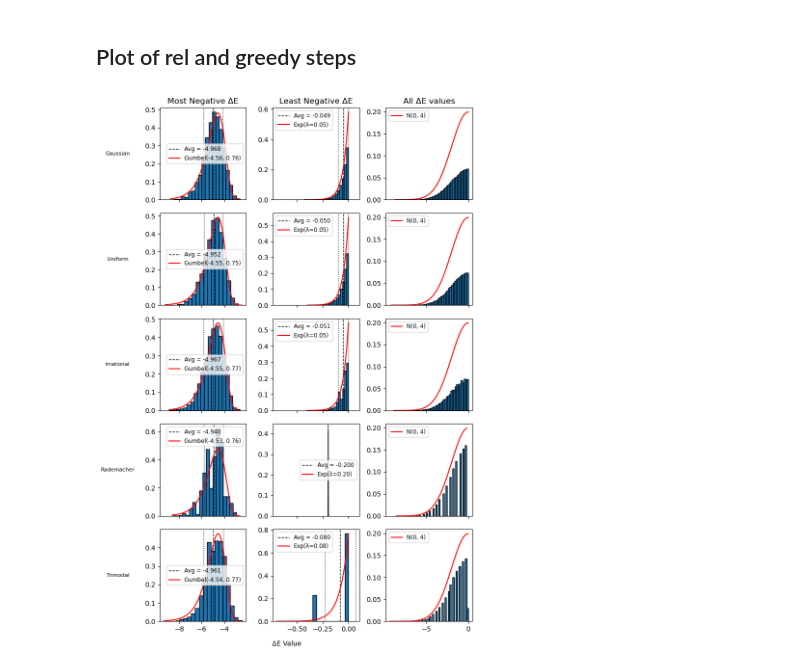
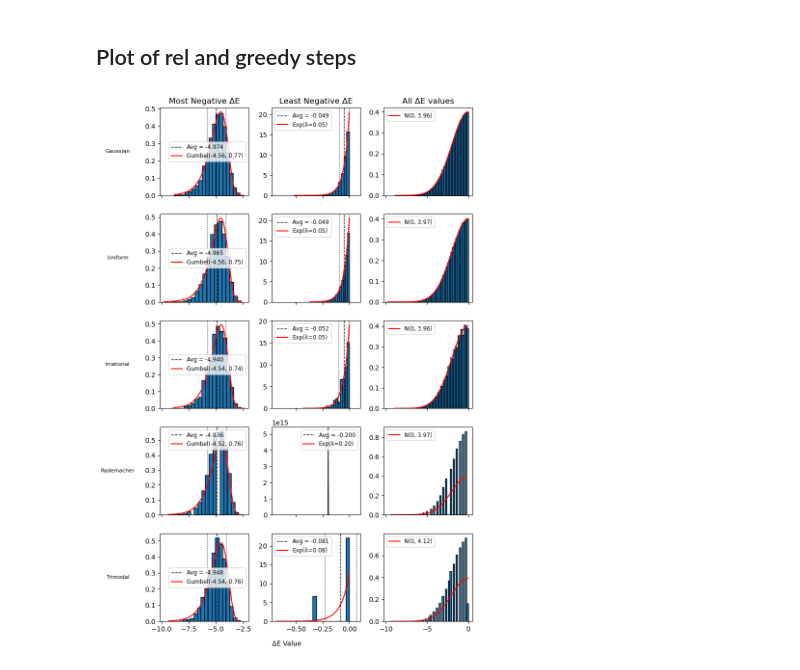
Before and after one commit to gliu44/Non-universality-in-SK-model, a Jupyter notebook: Notebooks/deltaE_analysis.ipynb, the cells around one changed output. Drawn from its saved outputs; the diff is of its cells as text; code cells hidden in the pictures.

```diff
--- a/Notebooks/deltaE_analysis.ipynb
+++ b/Notebooks/deltaE_analysis.ipynb
@@ -83,46 +83,38 @@ for dist in distributions:
 # %% [markdown]
 ## Plot of rel and greedy steps
 # %%
-from scipy.stats import weibull_min, gumbel_l, expon, norm
+from scipy.stats import weibull_min, gumbel_l, expon, halfnorm
 
 def plot_gaussian(ax, data, bins=50, color='r', label='N(0, 4)'):
-    mu = 0
-    var = 4
-    counts, _ = np.histogram(data, bins=bins, density=True)
+    Z = -np.asarray(data)
+    loc, scale = halfnorm.fit(Z, floc=0)
     x_vals = np.linspace(min(data), max(data), 400)
-    x_half = x_vals[x_vals <= mu]
-    y_gauss = norm.pdf(x_half, mu, np.sqrt(var))
-    #y_gauss_scaled = y_gauss / y_gauss.max() * counts.max()
-    ax.plot(x_half, y_gauss, color=color, lw=1.5, label=label)
+    y = halfnorm.pdf(-x_vals, loc=0, scale=scale)
+    lbl = fr"N(0, {scale**2:.2f})"
+    ax.plot(x_vals, y, color=color, lw=1.5, label=lbl)
 
 def plot_gumbel(ax, data, bins=50, color='r'):
-    counts, _ = np.histogram(data, bins=bins, density=True)
     x_vals = np.linspace(min(data), max(data), 400)
     loc, scale = gumbel_l.fit(data)
     y_evt = gumbel_l.pdf(x_vals, loc=loc, scale=scale)
     lbl = f"Gumbel({loc:.2f}, {scale:.2f})"
-    y_evt_scaled = y_evt/y_evt.max() * counts.max()
     ax.plot(x_vals, y_evt, color=color, lw=1.5, label=lbl)
 
 def plot_weibull(ax, data, bins=100, color='r'):
-    counts, _ = np.histogram(data, bins=bins, weights=np.ones(len(data)) / len(data))
     Z = -np.asarray(data)
     x_vals = np.linspace(min(data), max(data), 400)
     c, loc, scale = weibull_min.fit(Z, floc=0.0)
     y_evt = weibull_min.pdf(-x_vals, c, loc=loc, scale=scale)
     lbl = f"Weibull({c:.2f}, {scale:.2f})"
-    y_evt_scaled = y_evt/y_evt.max() * counts.max()
-    ax.plot(x_vals, y_evt_scaled, color=color, lw=1.5, label=lbl)
+    ax.plot(x_vals, y_evt, color=color, lw=1.5, label=lbl)
 
 def plot_exponential(ax, data, bins=100, color='r'):
-    counts, _ = np.histogram(data, bins=bins, weights=np.ones(len(data)) / len(data))
     Z = -np.asarray(data)
-    loc, scale = expon.fit(Z, floc=0.0)   # floc=0 fixes location at 0
+    loc, scale = expon.fit(Z, floc=0.0)
     x_vals = np.linspace(min(data), max(data), 400)
     y_evt = expon.pdf(-x_vals, loc=loc, scale=scale)
-    y_evt_scaled = y_evt / y_evt.max() * counts.max()
     lbl = f"Exp(λ={scale:.2f})" # where lambda is scale ie 1/λ * exp(-x/λ)
-    ax.plot(x_vals, y_evt_scaled, color=color, lw=1.5, label=lbl)
+    ax.plot(x_vals, y_evt, color=color, lw=1.5, label=lbl)
 # %%
 fig, axs = plt.subplots(5, 3, figsize=(8, 12), sharex='col')
 
@@ -135,33 +127,33 @@ for i, dist in enumerate(distributions):
     data_most = most_neg[dist]
     mean_most = np.mean(data_most)
     std_most = np.std(data_most)
     axs[i, 0].hist(data_most, bins=20, density=True, edgecolor='k')
     axs[i, 0].axvline(mean_most, color='k', linestyle='--', linewidth=1, label = f"Avg = {mean_most:.3f}")
     axs[i, 0].axvline(mean_most - std_most, color='k', linestyle=':', linewidth=1)
     axs[i, 0].axvline(mean_most + std_most, color='k', linestyle=':', linewidth=1)
     axs[i, 0].set_ylabel(f"{dist}", fontsize=8, rotation=0, labelpad=40, va='center')
     plot_gumbel(axs[i, 0], data_most)
     axs[i, 0].legend(fontsize='small')
 
     # Least Negative ΔE
     data_least = least_neg[dist]
     mean_least = np.mean(data_least)
     std_least = np.std(data_least)
-    axs[i, 1].hist(data_least, bins=20, weights = np.ones(len(data_least))/len(data_least), edgecolor='k')
+    axs[i, 1].hist(data_least, bins=20, density=True, edgecolor='k')
     axs[i, 1].axvline(mean_least, color='k', linestyle='--', linewidth=1, label = f"Avg = {mean_least:.3f}")
     axs[i, 1].axvline(mean_least - std_least, color='k', linestyle=':', linewidth=1)
     axs[i, 1].axvline(mean_least + std_least, color='k', linestyle=':', linewidth=1)
     plot_exponential(axs[i, 1], data_least, bins=10)
     axs[i, 1].legend(fontsize='small')
 
     # All values
-    axs[i, 2].hist(all_vals[dist], bins=50, weights = np.ones(len(all_vals[dist]))/len(all_vals[dist]), edgecolor='k')
+    axs[i, 2].hist(all_vals[dist], bins=50, density=True, edgecolor='k')
     plot_gaussian(axs[i, 2], all_vals[dist], bins=50)
     axs[i, 2].legend(fontsize='small')
 
 
 fig.text(0.5, 0.04, "ΔE Value", ha='center')
 plt.tight_layout(rect=[0, 0.05, 1, 1])
 plt.show()
 # %% [output]
-[figure, old version]
+[figure, new version]
```
Also changed, not shown: 8 other files.
